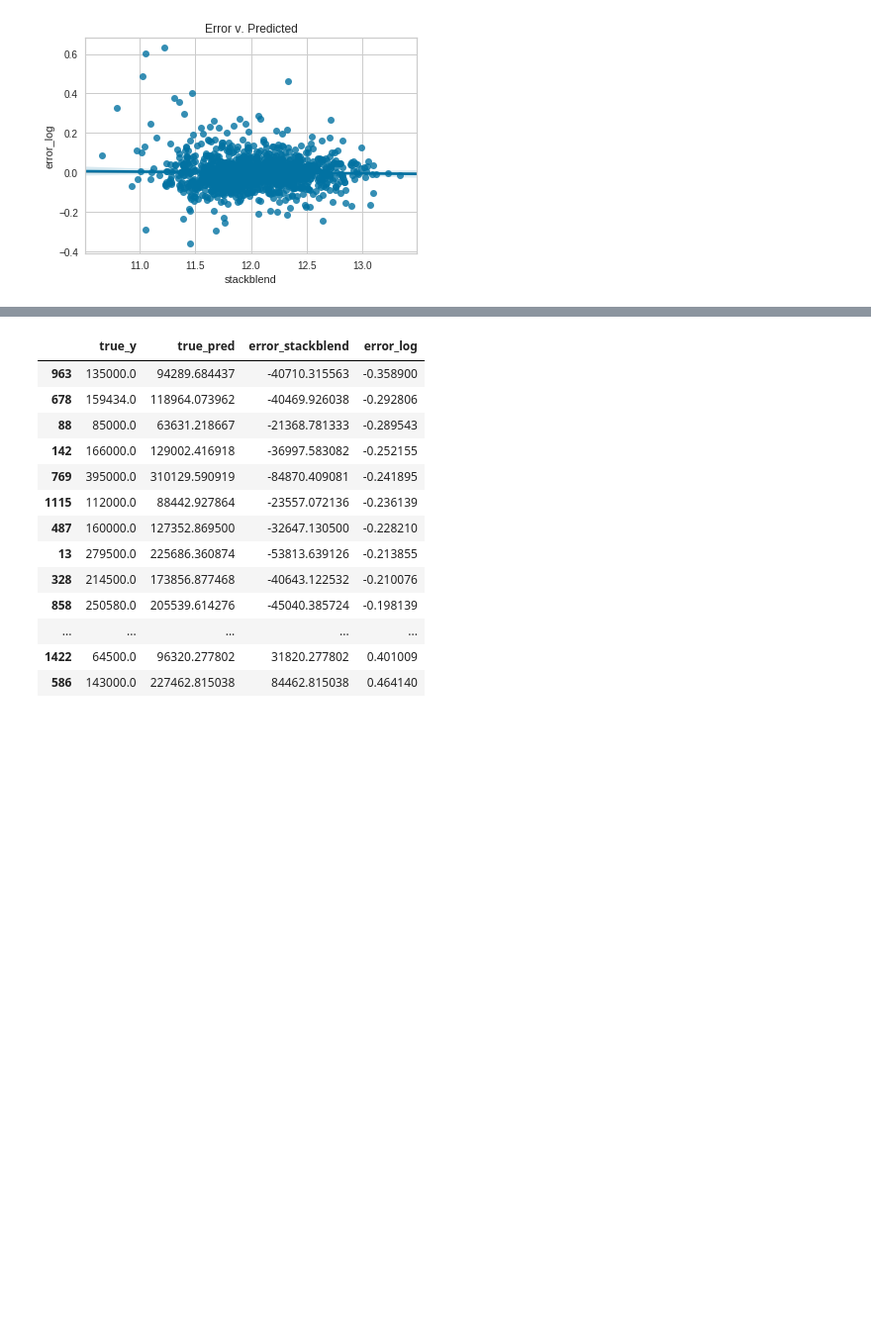
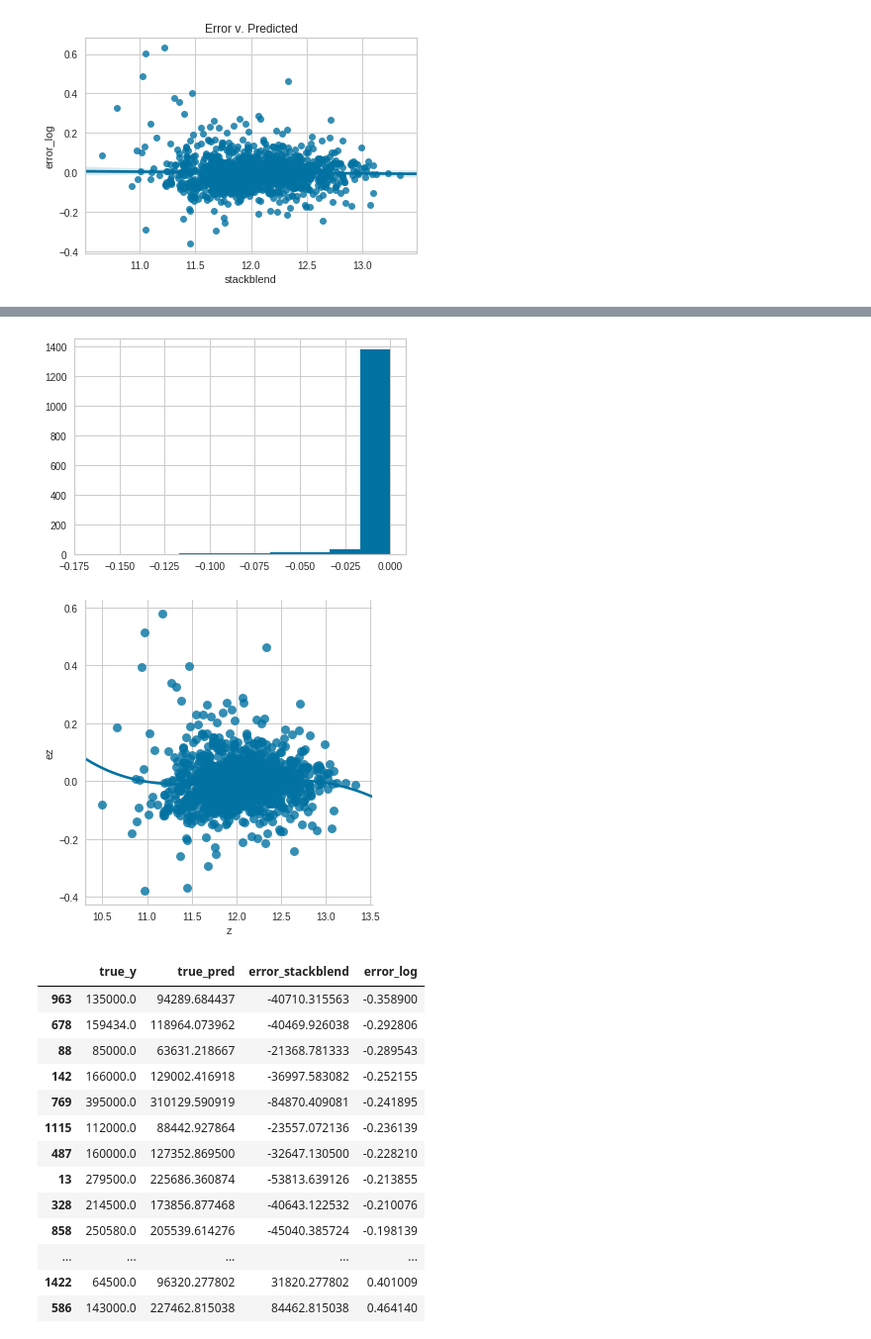
Before and after one commit to druce/iowa, a Jupyter notebook: iowa_colab.ipynb, the cells around one changed output, grey strips where cells are left out. Shown at 99% size. Saved outputs shown, nothing was run; the diff lists cells and outputs as text; code cells hidden in the pictures; blank space fills up the shorter version.

Commit message:
add adjustment to de-bias low estimates

```diff
--- a/iowa_colab.ipynb
+++ b/iowa_colab.ipynb
@@ -2875,3 +2881,17 @@ sns.regplot(x="stackblend", y="error_log", data=residual).set_title('Error v. Pr
+# %%
+# maybe worth making a kludgy adjustment
+# there might be a more systematic way of forcing toward a prior distribution
+full_train_df['bias_adjustment'] = (full_train_df['stackblend'] - 11.5) * 0.2
+full_train_df['bias_adjustment'] = full_train_df['bias_adjustment'].apply(lambda x: x if x < 0 else 0)
+full_train_df['bias_adjustment'].hist()
+residual['z'] = full_train_df['stackblend'] + full_train_df['bias_adjustment']
+residual['ez'] = residual['z'] - residual['log_y']
+
+sns.lmplot(x="z", y="ez", data=residual,
+           order=4, ci=None, scatter_kws={"s": 80});
+# %% [output]
+[figure, added]
+[figure, added]
 # %%
 full_train_df.sort_values('error_stackblend')[['true_y','true_pred','error_stackblend', 'error_log']]
 full_train_df.sort_values('error_log')[['true_y','true_pred','error_stackblend', 'error_log']]
```
Also changed, not shown: parts of 7 cells of this notebook.
